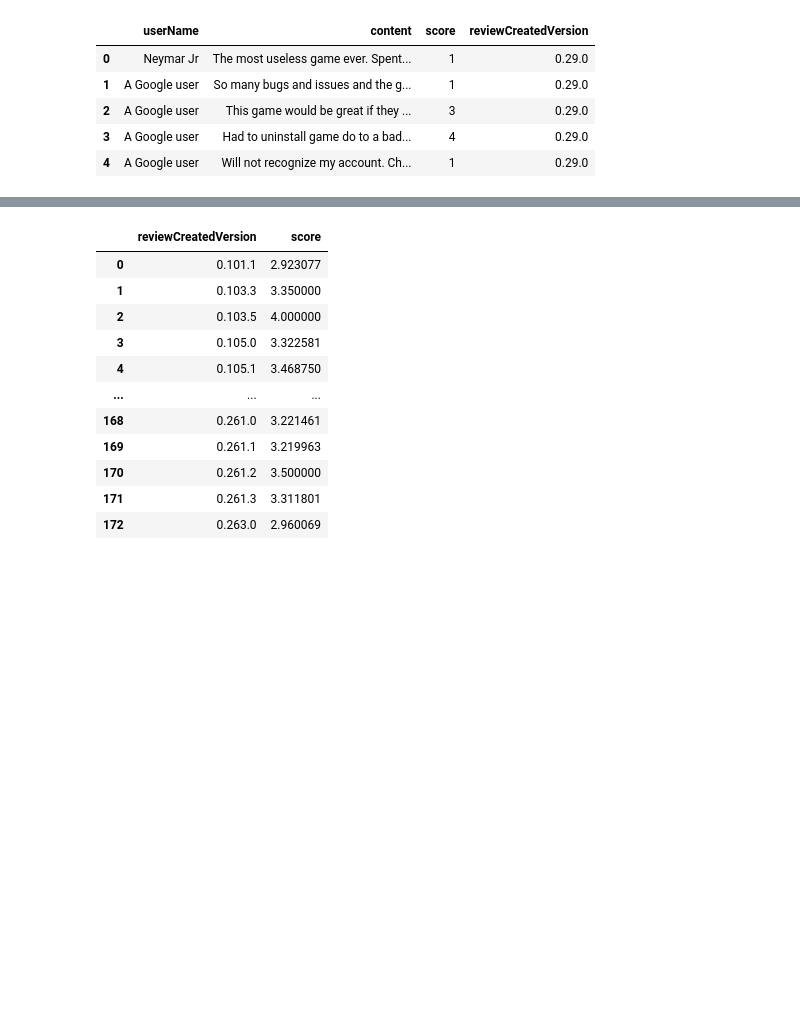
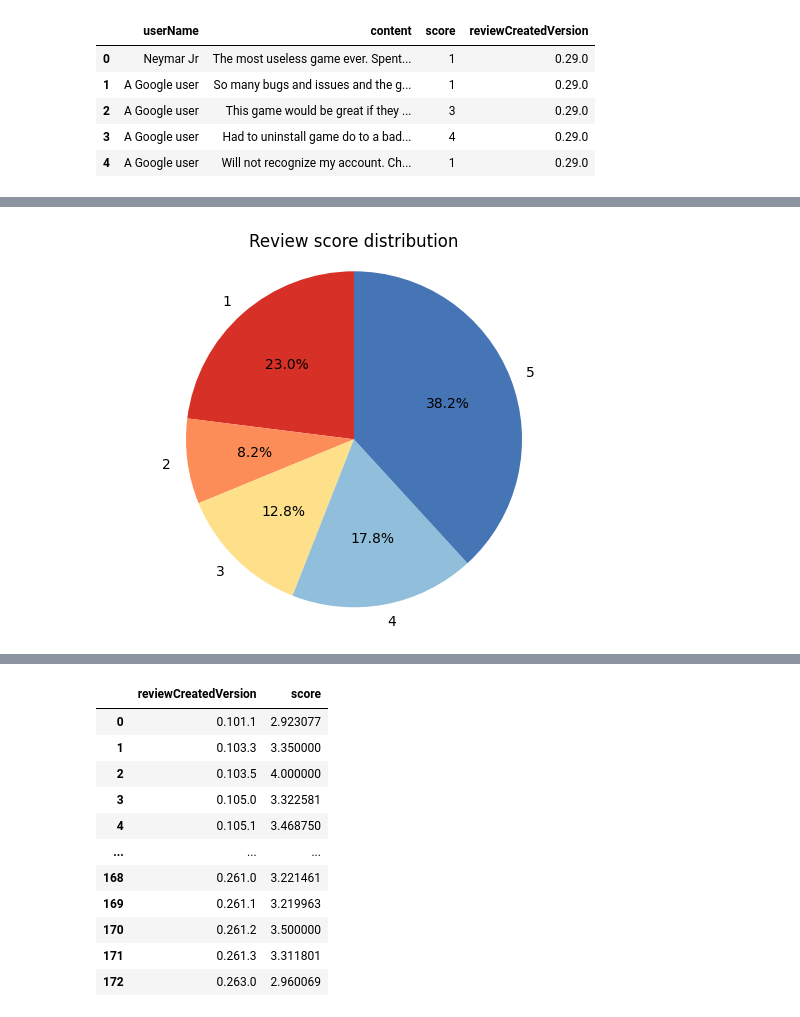
Before and after one commit to jinnykj/PokemonGO-Review-dataset-analysis, a Jupyter notebook: 데이터_시각화_기말_과제.ipynb, the cells around one changed output, grey strips where cells are left out. Drawn from its saved outputs; the diff is of its cells as text; code cells hidden in the pictures; blank space fills up the shorter version.

Commit message:
add pie chart, bar chart of score count / line chart of average score count / heatmap for each score, review total count, average score

```diff
--- a/데이터_시각화_기말_과제.ipynb
+++ b/데이터_시각화_기말_과제.ipynb
@@ -26,4 +28,4 @@ df = data.drop(columns='userName')
 # %%
 df.reset_index(inplace=True)
 # %%
-df.dropna()
+df =df.dropna()
@@ -43,0 +32,4 @@ df.dropna()
+# %%
+countscore = df.groupby('score').count().reset_index()
+# %%
+countscore['size'] = countscore['index'].sum()
@@ -43,0 +45,10 @@ df.dropna()
+# %%
+labels =countscore['score']
+sizes = countscore['index']
+
+plt.pie(sizes,labels = labels,autopct='%1.1f%%', colors = ['#d73027', '#fc8d59', '#fee08b', '#91bfdb', '#4575b4'], startangle=90)
+plt.axis('equal')
+plt.title('Review score distribution')
+plt.show()
+# %% [output]
+[figure, added]
```
Also changed, not shown: parts of 10 cells of this notebook.
